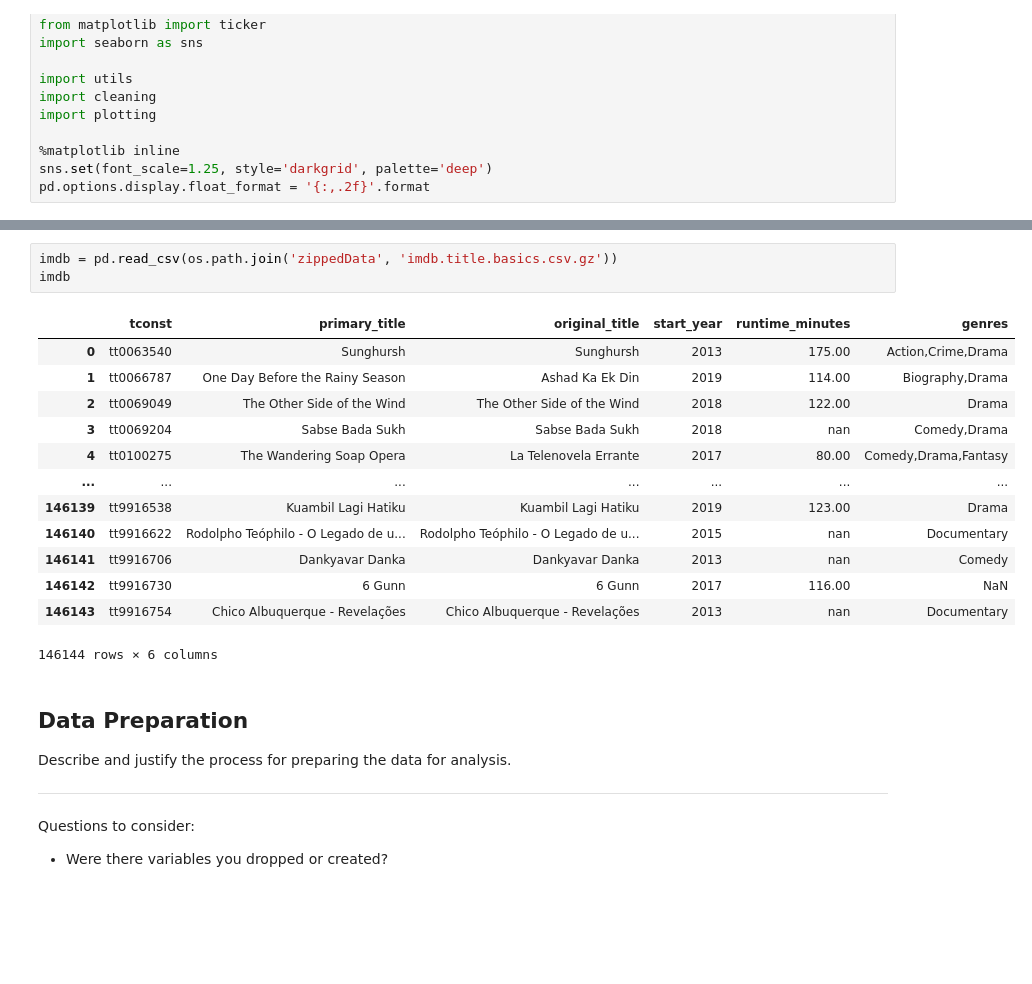
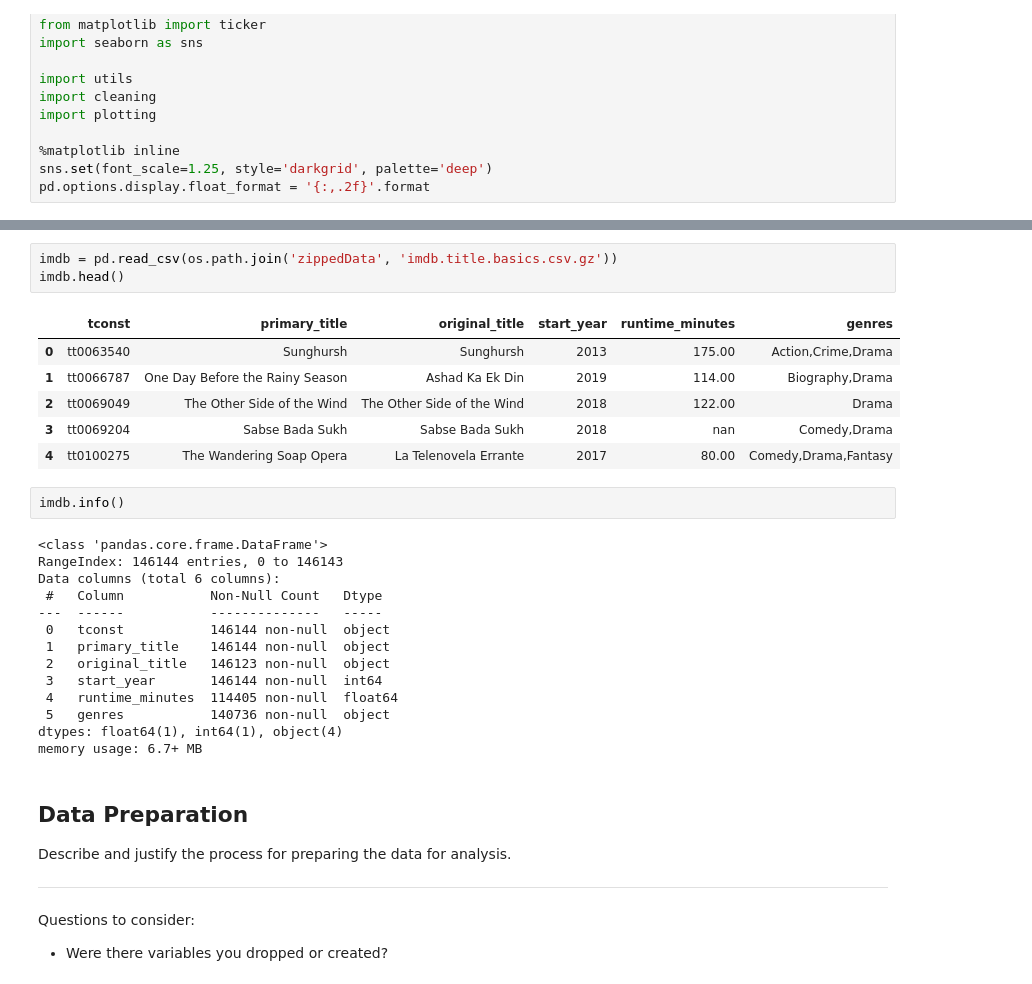
Before and after one commit to ndgigliotti/dsc-phase-1-project, a Jupyter notebook: genre_profitability.ipynb, the cells around one changed output, grey strips where cells are left out. Cells and saved outputs as stored; diff of their text form; blank space fills up the shorter version.

```diff
--- a/genre_profitability.ipynb
+++ b/genre_profitability.ipynb
@@ -77,20 +92,29 @@ This table is much larger than `tn`, with a little over 146,000 observations.
 # %%
 imdb = pd.read_csv(os.path.join('zippedData', 'imdb.title.basics.csv.gz'))
-imdb
+imdb.head()
 # %% [output]
 |  | tconst | primary_title | original_title | start_year | runtime_minutes | genres |
 | 0 | tt0063540 | Sunghursh | Sunghursh | 2013 | 175.00 | Action,Crime,Drama |
 | 1 | tt0066787 | One Day Before the Rainy Season | Ashad Ka Ek Din | 2019 | 114.00 | Biography,Drama |
 | 2 | tt0069049 | The Other Side of the Wind | The Other Side of the Wind | 2018 | 122.00 | Drama |
 | 3 | tt0069204 | Sabse Bada Sukh | Sabse Bada Sukh | 2018 | nan | Comedy,Drama |
 | 4 | tt0100275 | The Wandering Soap Opera | La Telenovela Errante | 2017 | 80.00 | Comedy,Drama,Fantasy |
-| ... | ... | ... | ... | ... | ... | ... |
-| 146139 | tt9916538 | Kuambil Lagi Hatiku | Kuambil Lagi Hatiku | 2019 | 123.00 | Drama |
-| 146140 | tt9916622 | Rodolpho Teóphilo - O Legado de u... | Rodolpho Teóphilo - O Legado de u... | 2015 | nan | Documentary |
-| 146141 | tt9916706 | Dankyavar Danka | Dankyavar Danka | 2013 | nan | Comedy |
-| 146142 | tt9916730 | 6 Gunn | 6 Gunn | 2017 | 116.00 | NaN |
-| 146143 | tt9916754 | Chico Albuquerque - Revelações | Chico Albuquerque - Revelações | 2013 | nan | Documentary |
-146144 rows × 6 columns
+# %%
+imdb.info()
+# %% [output]
+<class 'pandas.core.frame.DataFrame'>
+RangeIndex: 146144 entries, 0 to 146143
+Data columns (total 6 columns):
+ #   Column           Non-Null Count   Dtype
+---  ------           --------------   -----
+ 0   tconst           146144 non-null  object
+ 1   primary_title    146144 non-null  object
+ 2   original_title   146123 non-null  object
+ 3   start_year       146144 non-null  int64
+ 4   runtime_minutes  114405 non-null  float64
+ 5   genres           140736 non-null  object
+dtypes: float64(1), int64(1), object(4)
+memory usage: 6.7+ MB
 # %% [markdown]
 ## Data Preparation
 
```
Also changed, not shown: parts of 22 cells of this notebook, 1 other file.
